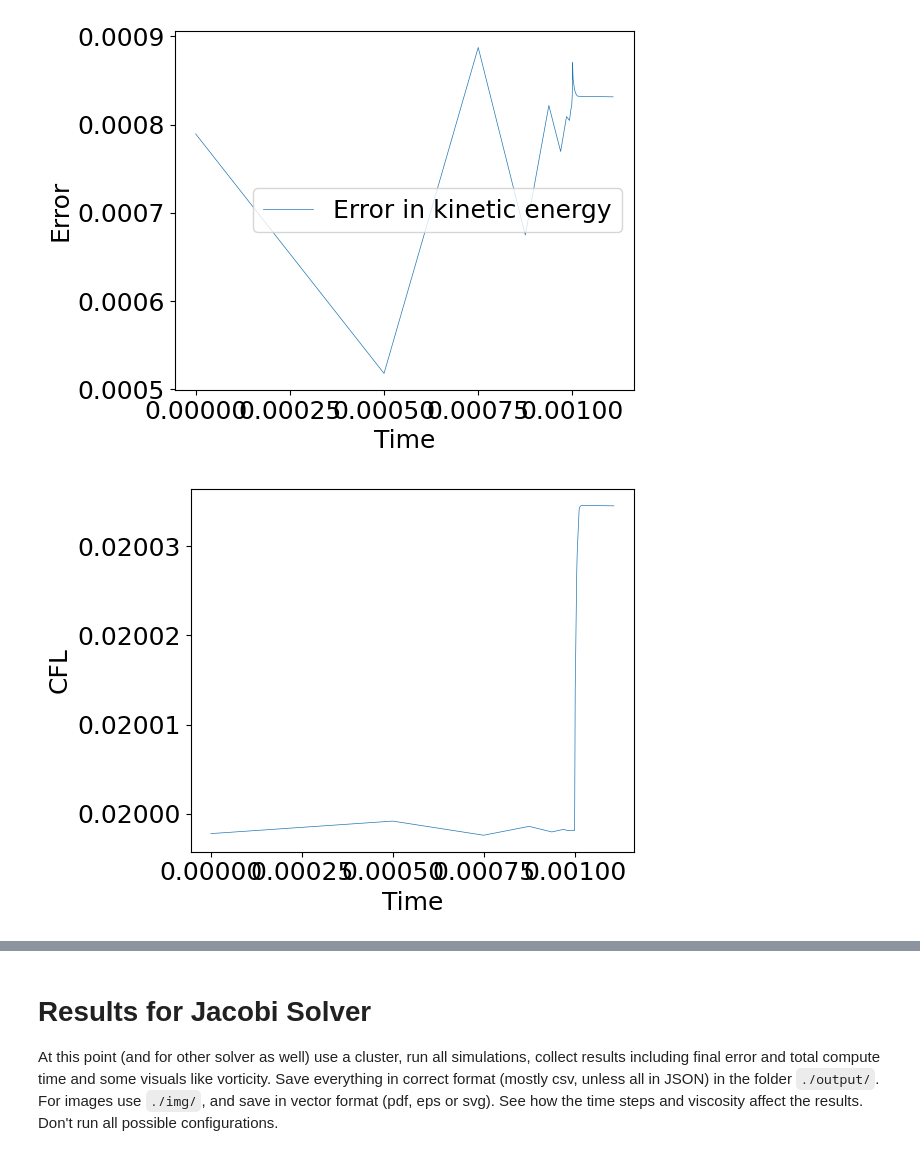
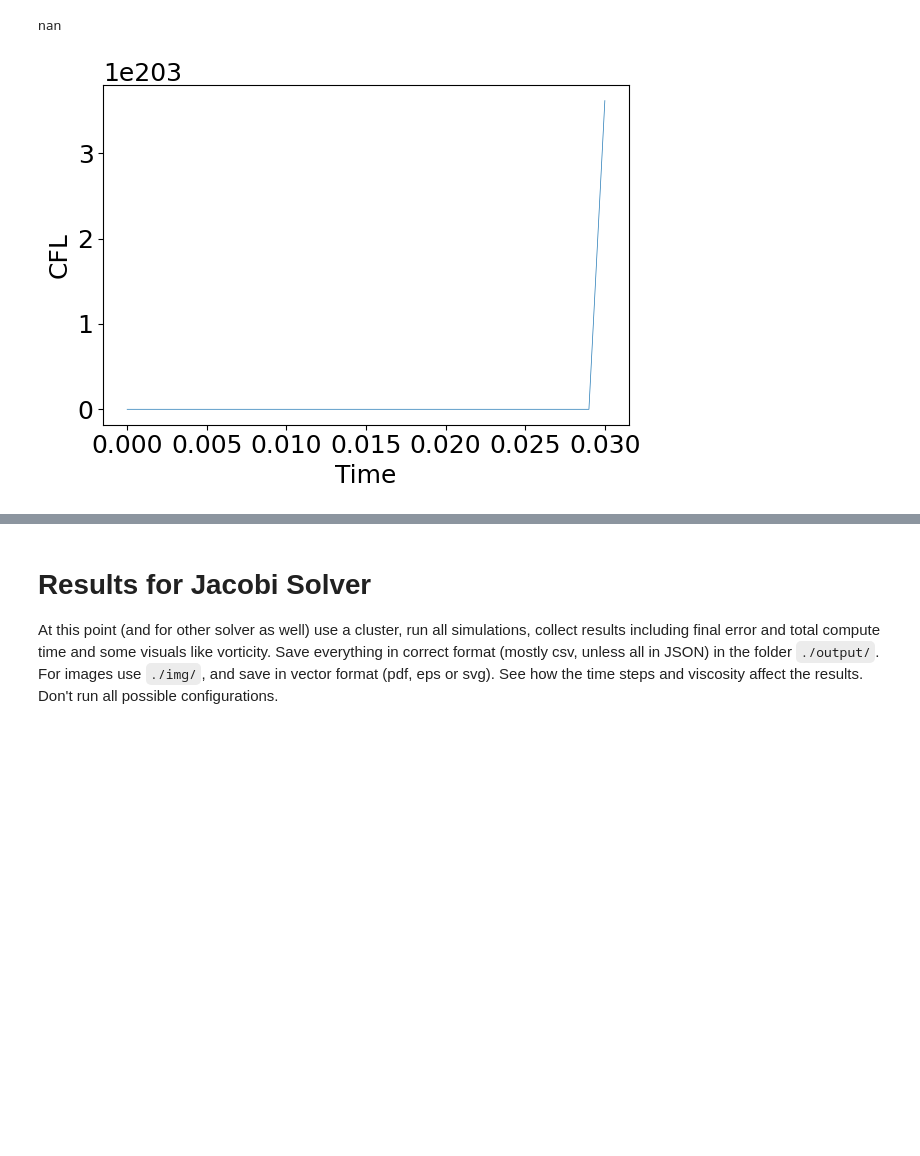
Before and after one commit to coursework-enb/APC523-Project, a Jupyter notebook: notebooks/demo.ipynb, the cells around one changed output, grey strips where cells are left out. Saved outputs shown, nothing was run; the diff lists cells and outputs as text; code cells hidden in the pictures; blank space fills up the shorter version.

```diff
--- a/notebooks/demo.ipynb
+++ b/notebooks/demo.ipynb
@@ -51,30 +52,34 @@ solver = JacobiSolver(
     nx=nx, ny=ny, dx=dx, dy=dy, dt=dt, nu=nu,
     integrator=EulerIntegrator(),
     discrete_navier_stokes=FiniteDifferenceDiscretizer(),
-    fixed_dt=False
+    fixed_dt=True
 )
-time, cfl_values, error_values = solver.integrate(
+time, cfl_values, error = solver.integrate(
     num_steps=10000,
     end_time=None,
-    benchmark="Taylor-Green Vortex"
+    benchmark="Taylor-Green Vortex",
+    cfl_based=False,
+    cfl_adapt=False,
 )
 vorticity = solver.compute_vorticity()
+print(error)
+# %% [output]
+nan
 # %%
-plt.plot(time, error_values, label='Error in kinetic energy')
-plt.xlabel('Time')
-plt.ylabel('Error')
-plt.legend()
-plt.tight_layout()
-plt.show()
+# plt.plot(time, error_values, label='Error in kinetic energy')
+# plt.xlabel('Time')
+# plt.ylabel('Error')
+# plt.legend()
+# plt.tight_layout()
+# plt.show()
 
 plt.plot(time, cfl_values)
 plt.xlabel('Time')
 plt.ylabel('CFL')
 plt.tight_layout()
 plt.show()
 # %% [output]
-[figure, old version]
+[figure, new version]
-[figure, removed]
 # %%
 cf = plt.contourf(solver.X, solver.Y, vorticity)
 cb = plt.colorbar(cf)
```
Also changed, not shown: parts of 2 cells of this notebook, 1 other file.
